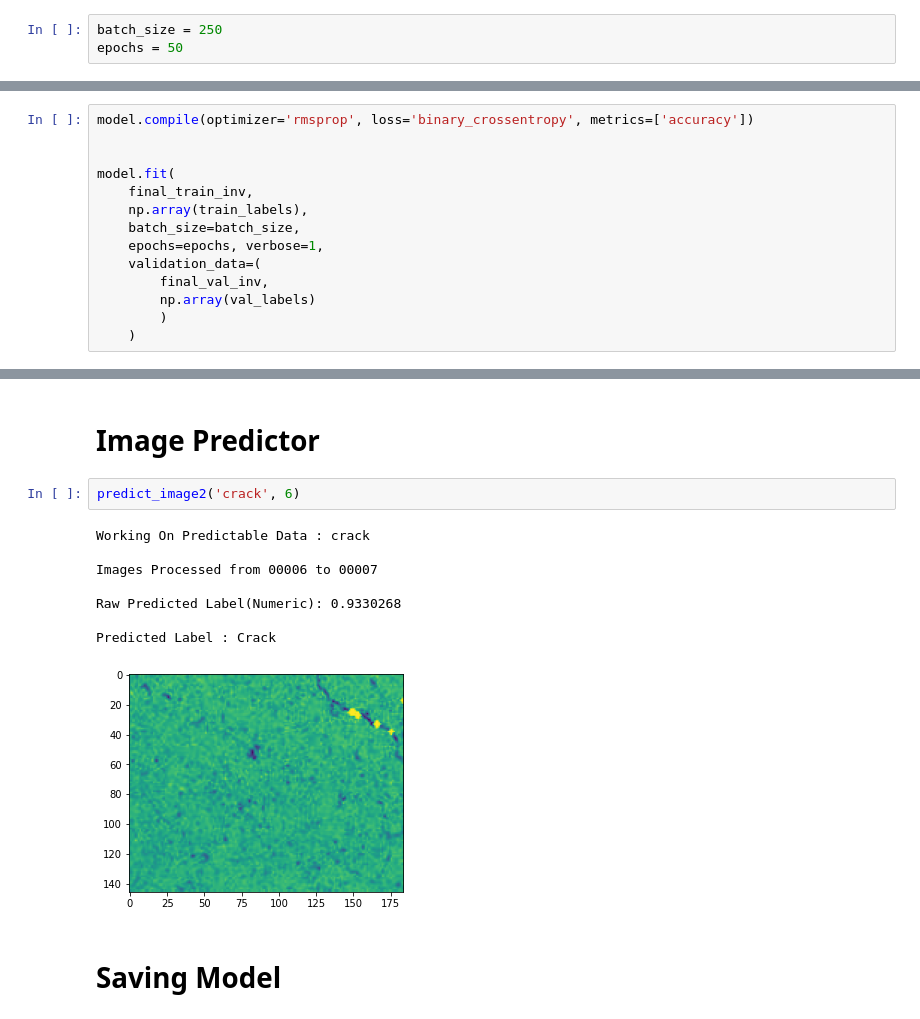
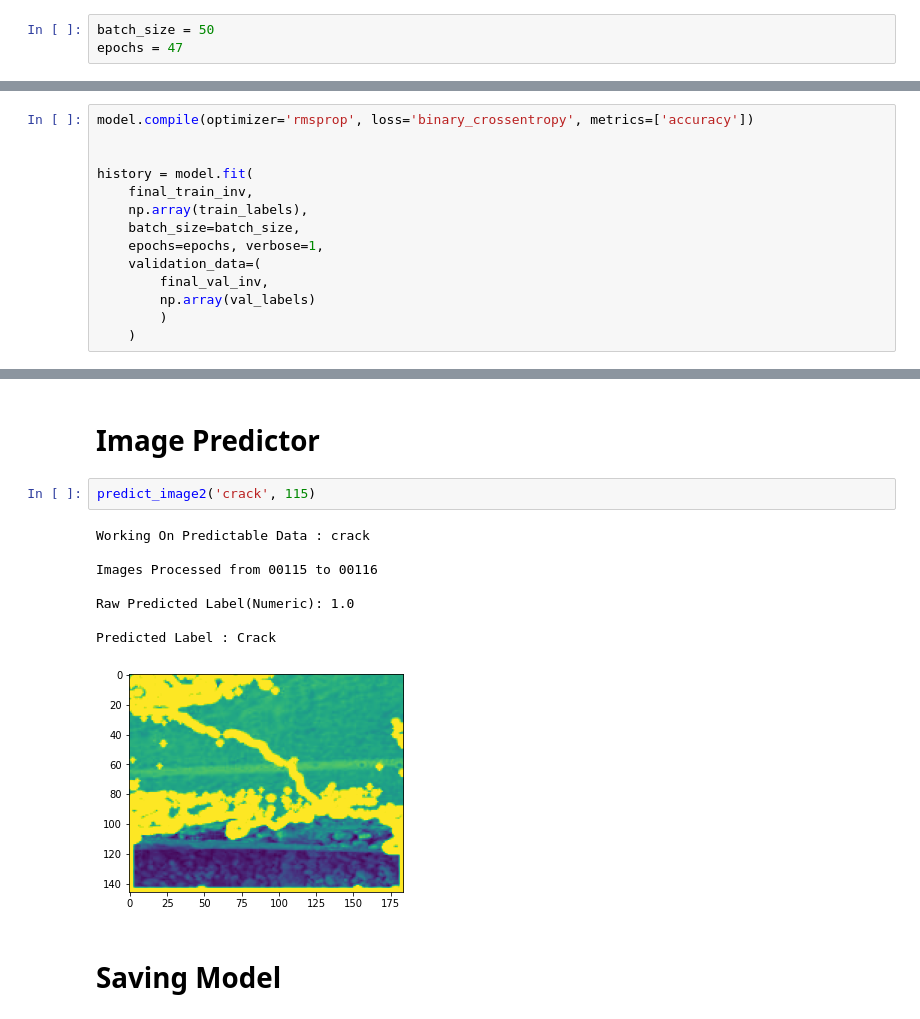
Before and after one commit to Guest0131/crack-detect, a Jupyter notebook: Crack Detection.ipynb, the cells around one changed output, grey strips where cells are left out. Drawn from its saved outputs; the diff is of its cells as text.

```diff
--- a/Crack Detection.ipynb
+++ b/Crack Detection.ipynb
@@ -251,8 +263,8 @@ model.add(Activation('sigmoid'))
 # model.add(MaxPooling2D((2, 2)))
 # model.add(Conv2D(64, (3, 3), activation='relu'))
 # %%
-batch_size = 250
-epochs = 50
+batch_size = 50
+epochs = 47
 # %% [markdown]
 # Validation data (100 images)
 # %%
@@ -295,7 +307,7 @@ Shape of Validation Data : (100, 184, 146, 1)
 model.compile(optimizer='rmsprop', loss='binary_crossentropy', metrics=['accuracy'])
 
 
-model.fit(
+history = model.fit(
     final_train_inv,
     np.array(train_labels),
     batch_size=batch_size,
@@ -375,16 +409,16 @@ def predict_image2(type_, num):
 # %% [markdown]
 #  Image Predictor
 # %%
-predict_image2('crack', 6)
+predict_image2('crack', 115)
 # %% [output]
 Working On Predictable Data : crack
 
-Images Processed from 00006 to 00007
+Images Processed from 00115 to 00116
 
-Raw Predicted Label(Numeric): 0.9330268
+Raw Predicted Label(Numeric): 1.0
 
 Predicted Label : Crack
-[figure, old version]
+[figure, new version]
 # %% [markdown]
 #  Saving Model
 # %%
```
Also changed, not shown: parts of 12 cells of this notebook.
